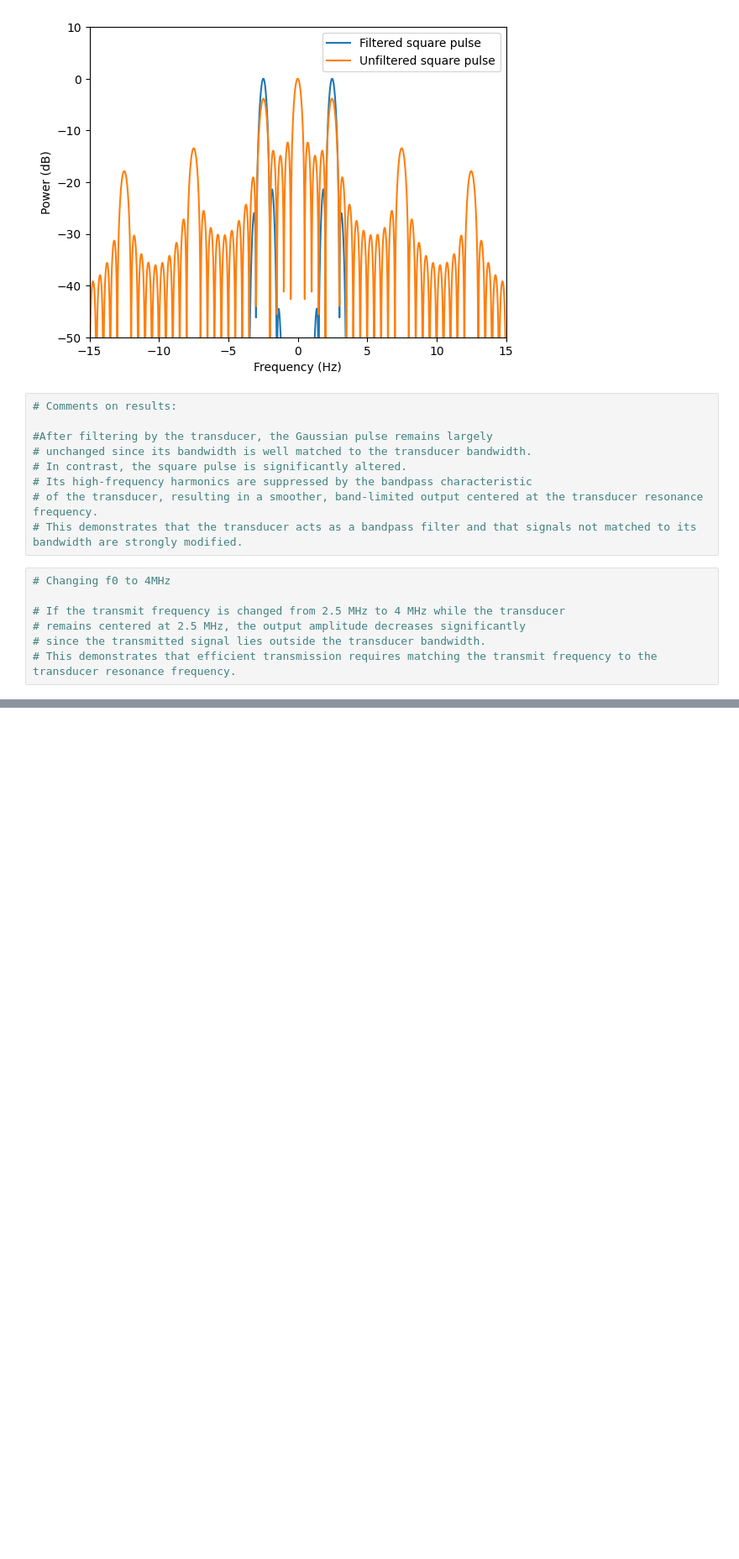
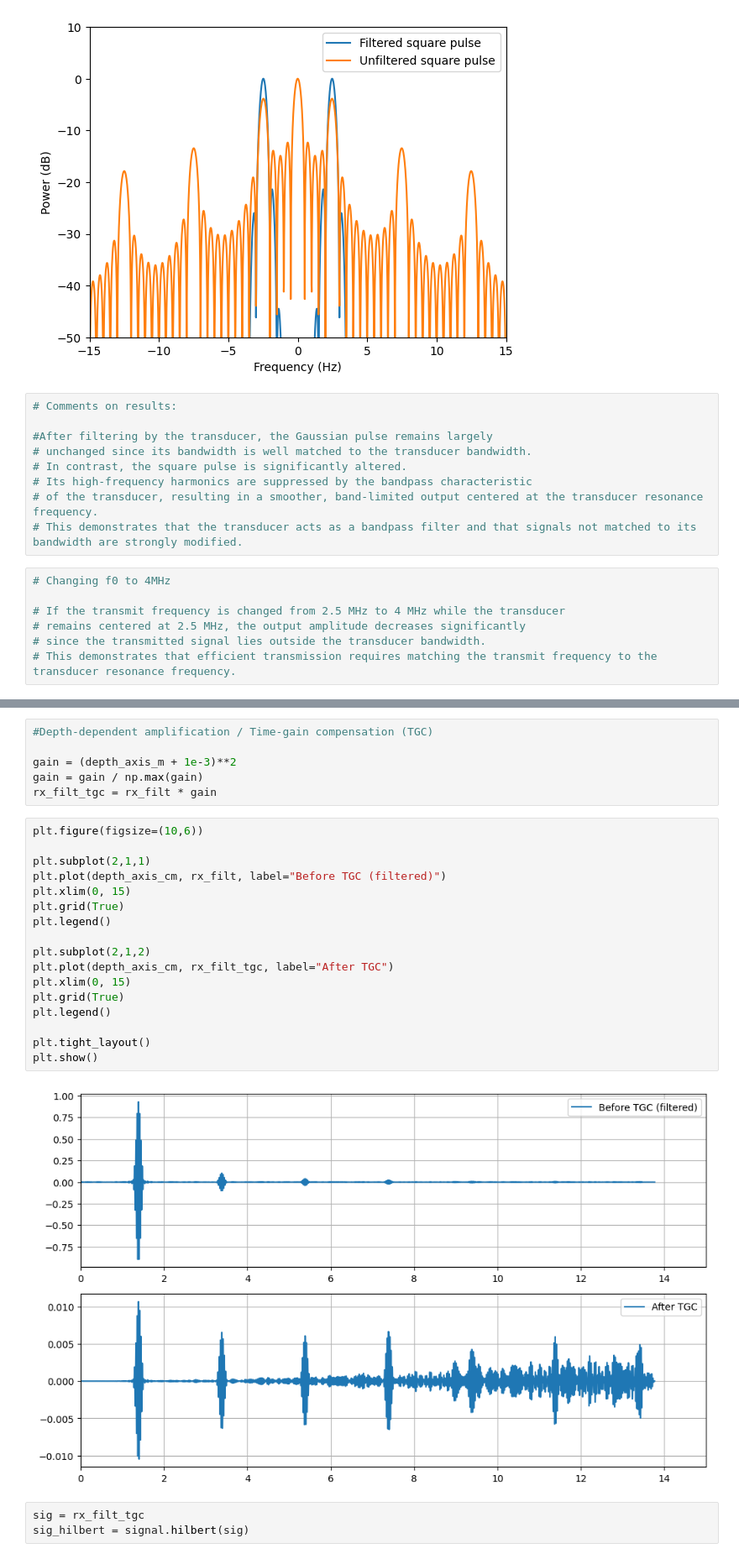
Before and after one commit to Sandermi99/MEDT4165, a Jupyter notebook: Exercise2.ipynb, the cells around one changed output, grey strips where cells are left out. Shown at 84% size. Saved outputs shown, nothing was run; the diff lists cells and outputs as text; blank space fills up the shorter version.

```diff
--- a/Exercise2.ipynb
+++ b/Exercise2.ipynb
@@ -294,0 +386,28 @@ plt.show()
+# %%
+#Depth-dependent amplification / Time-gain compensation (TGC)
+
+gain = (depth_axis_m + 1e-3)**2
+gain = gain / np.max(gain)
+rx_filt_tgc = rx_filt * gain
+# %%
+plt.figure(figsize=(10,6))
+
+plt.subplot(2,1,1)
+plt.plot(depth_axis_cm, rx_filt, label="Before TGC (filtered)")
+plt.xlim(0, 15)
+plt.grid(True)
+plt.legend()
+
+plt.subplot(2,1,2)
+plt.plot(depth_axis_cm, rx_filt_tgc, label="After TGC")
+plt.xlim(0, 15)
+plt.grid(True)
+plt.legend()
+
+plt.tight_layout()
+plt.show()
+# %% [output]
+[figure, added]
+# %%
+sig = rx_filt_tgc
+sig_hilbert = signal.hilbert(sig)
```
Also changed, not shown: parts of 18 cells of this notebook.
